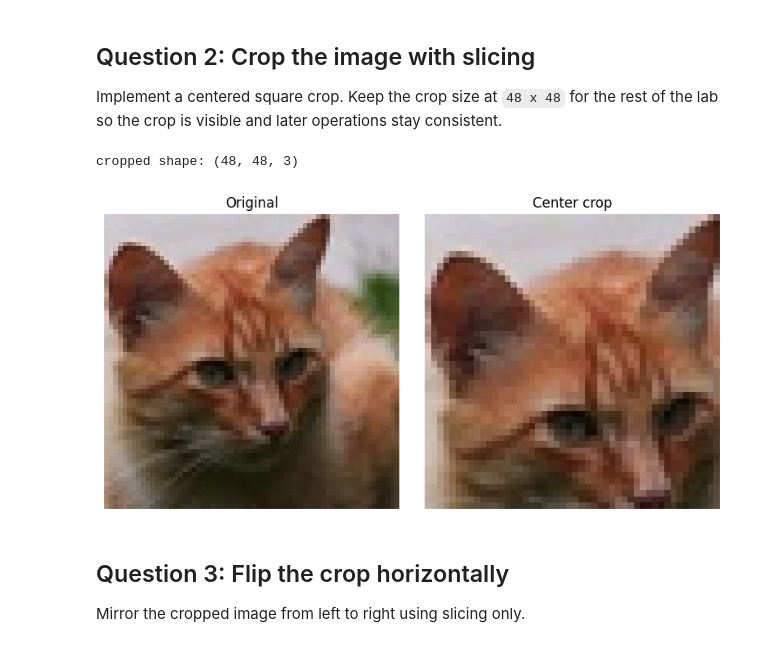
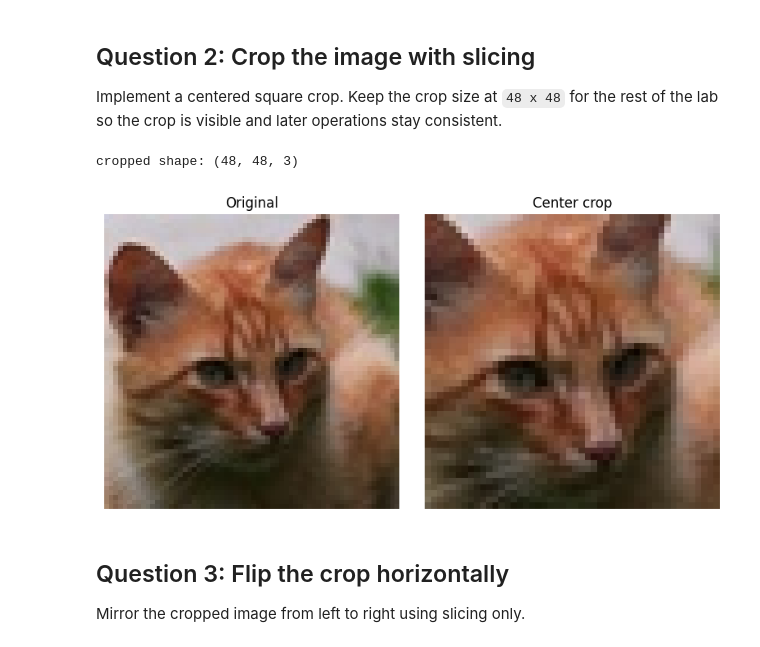
Before and after one commit to vgu-dsai-2026/lab-1-numpy-MinhLuan79, a Jupyter notebook: notebook.ipynb, the cells around one changed output. Saved outputs shown, nothing was run; the diff lists cells and outputs as text; code cells hidden in the pictures.

```diff
--- a/notebook.ipynb
+++ b/notebook.ipynb
@@ -175,22 +175,34 @@ Implement a centered square crop. Keep the crop size at `48 x 48` for the rest o
 # %%
 def center_crop(image: np.ndarray, crop_size: int = 48) -> np.ndarray:
     # TODO: compute the center crop indices and return a square crop.
-    return image[:48, :48]
+    H, W = image.shape[:2]
+
+    center_y = H // 2
+    center_x = W // 2
+
+    half = crop_size // 2
+
+    top = center_y - half
+    bottom = center_y + half
+    left = center_x - half
+    right = center_x + half
+
+    return image[top:bottom, left:right]
     raise NotImplementedError("Implement a centered crop with slicing.")
 
 
 cropped_image = center_crop(sample_image, crop_size=48)
 print("cropped shape:", cropped_image.shape)
 show_image_gallery(
     [sample_image, cropped_image],
     titles=["Original", "Center crop"],
     ncols=2,
     figsize=(8, 4),
 )
 plt.show()
 # %% [output]
 cropped shape: (48, 48, 3)
-[figure, old version]
+[figure, new version]
 # %% [markdown]
 ## Question 3: Flip the crop horizontally
 
```
